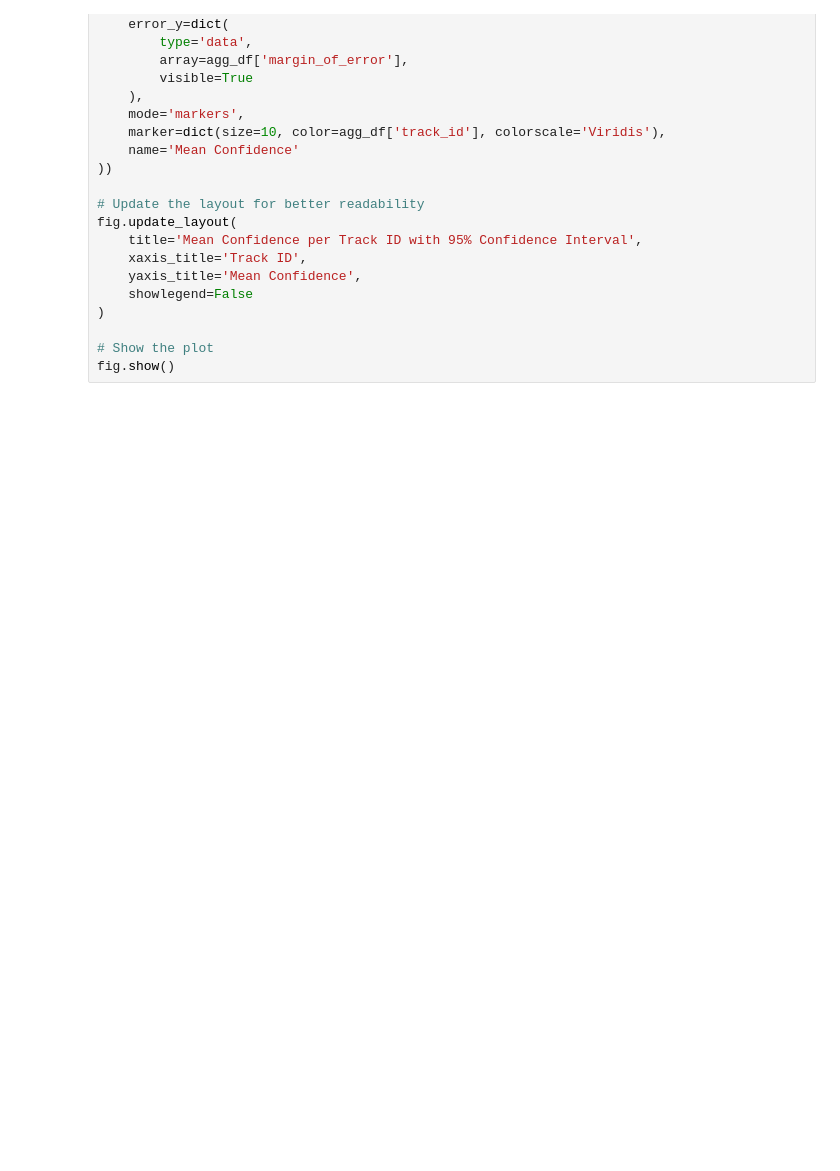
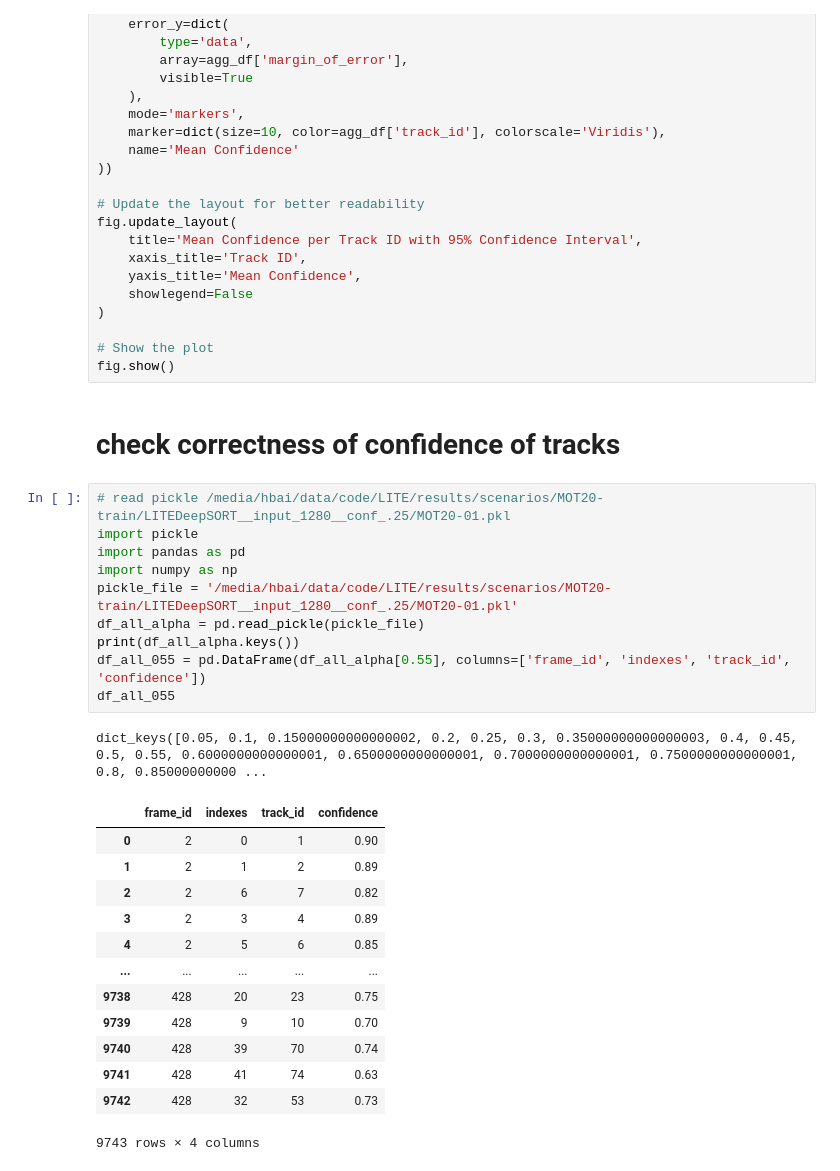
Before and after one commit to Jumabek/LITE, a Jupyter notebook: rnd.ipynb, the cells around one changed output. Drawn from its saved outputs; the diff is of its cells as text; blank space fills up the shorter version.

```diff
--- a/rnd.ipynb
+++ b/rnd.ipynb
@@ -101,3 +101,30 @@ fig.update_layout(
 
 # Show the plot
 fig.show()
+# %% [markdown]
+# check correctness of confidence of tracks
+# %%
+# read pickle /media/hbai/data/code/LITE/results/scenarios/MOT20-train/LITEDeepSORT__input_1280__conf_.25/MOT20-01.pkl
+import pickle
+import pandas as pd
+import numpy as np
+pickle_file = '/media/hbai/data/code/LITE/results/scenarios/MOT20-train/LITEDeepSORT__input_1280__conf_.25/MOT20-01.pkl'
+df_all_alpha = pd.read_pickle(pickle_file)
+print(df_all_alpha.keys())
+df_all_055 = pd.DataFrame(df_all_alpha[0.55], columns=['frame_id', 'indexes', 'track_id', 'confidence'])
+df_all_055
+# %% [output]
+dict_keys([0.05, 0.1, 0.15000000000000002, 0.2, 0.25, 0.3, 0.35000000000000003, 0.4, 0.45, 0.5, 0.55, 0.6000000000000001, 0.6500000000000001, 0.7000000000000001, 0.7500000000000001, 0.8, 0.85000000000 ...
+|  | frame_id | indexes | track_id | confidence |
+| 0 | 2 | 0 | 1 | 0.90 |
+| 1 | 2 | 1 | 2 | 0.89 |
+| 2 | 2 | 6 | 7 | 0.82 |
+| 3 | 2 | 3 | 4 | 0.89 |
+| 4 | 2 | 5 | 6 | 0.85 |
+| ... | ... | ... | ... | ... |
+| 9738 | 428 | 20 | 23 | 0.75 |
+| 9739 | 428 | 9 | 10 | 0.70 |
+| 9740 | 428 | 39 | 70 | 0.74 |
+| 9741 | 428 | 41 | 74 | 0.63 |
+| 9742 | 428 | 32 | 53 | 0.73 |
+9743 rows × 4 columns
```
Also changed, not shown: parts of 4 cells of this notebook, 21 other files.
